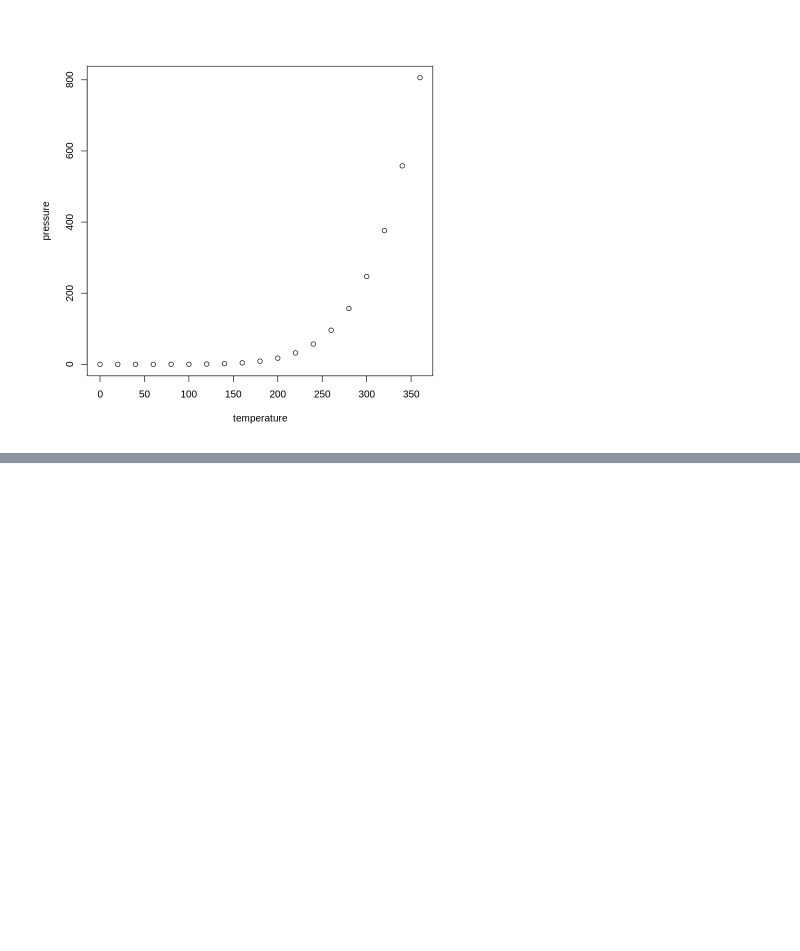
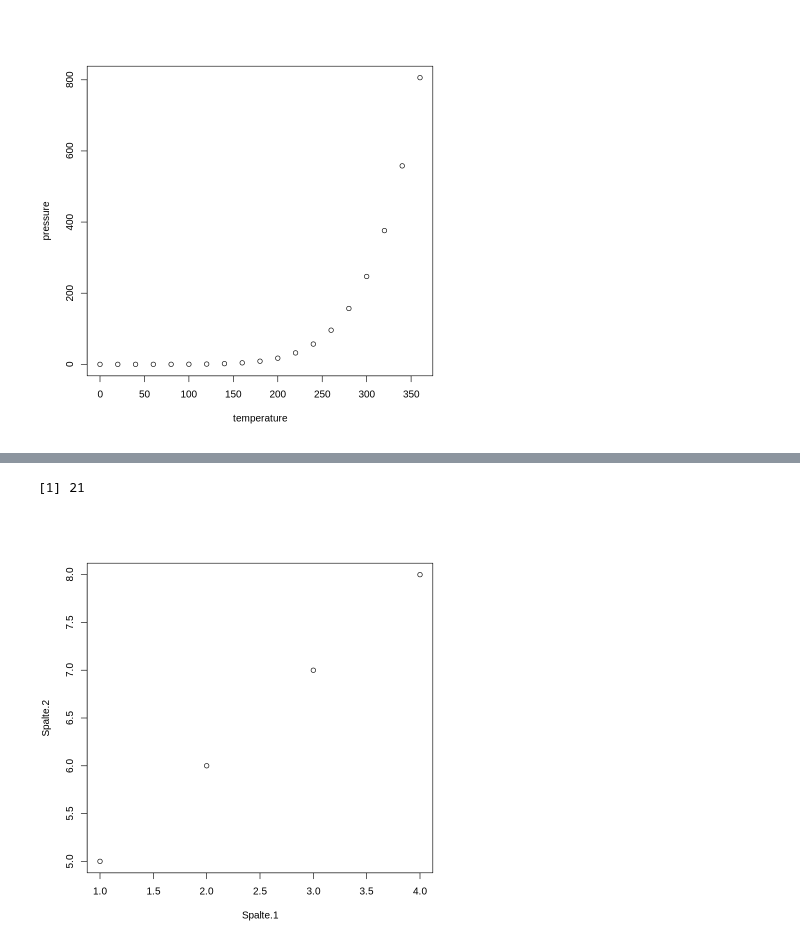
Before and after one commit to Methods-Berlin/RTraining, a Jupyter notebook: _sources/test_1.ipynb, the cells around one changed output, grey strips where cells are left out. Drawn from its saved outputs; the diff is of its cells as text; code cells hidden in the pictures; blank space fills up the shorter version.

```diff
--- a/_sources/test_1.ipynb
+++ b/_sources/test_1.ipynb
@@ -44,0 +33,3 @@ plot(pressure)
+# %%
+data <- cars[1:4, ]
+knitr::kable(data, caption = "Tabelle")
@@ -44,0 +73,9 @@ plot(pressure)
+# %%
+7*3
+# %% [output]
+[1] 21
+# %%
+dat <- data.frame("Spalte 1" = c(1,2,3,4), "Spalte 2" = c(5,6,7,8))
+plot(dat)
+# %% [output]
+[figure, added]
```
Also changed, not shown: parts of 13 cells of this notebook, 25 other files.
